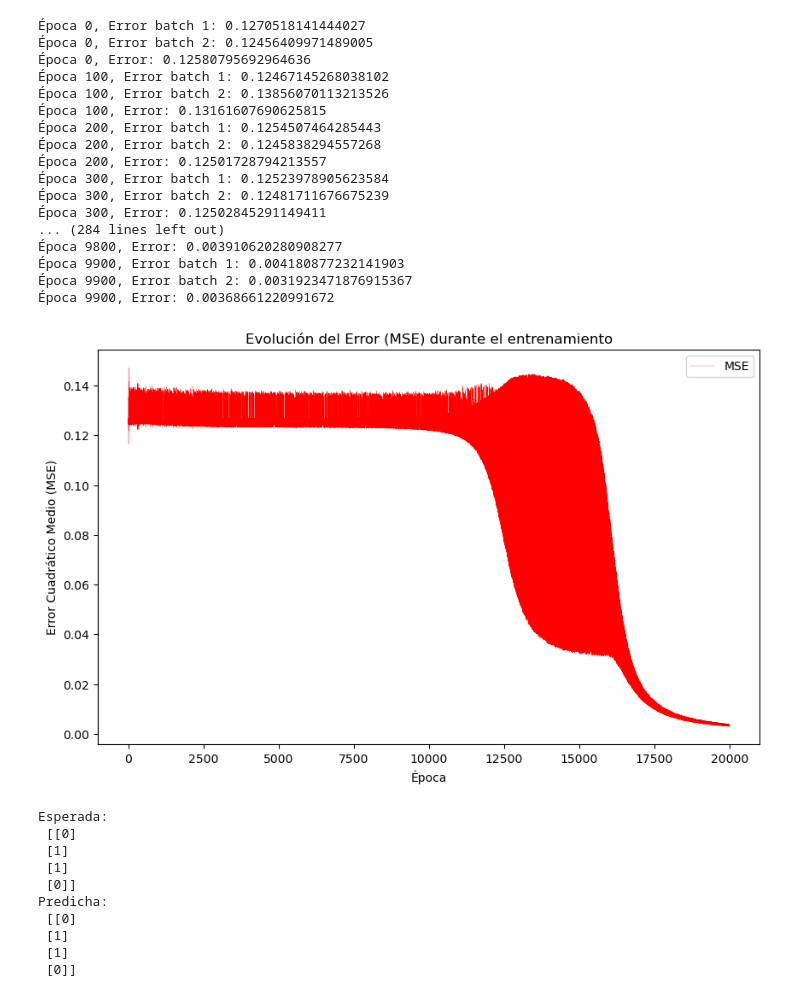
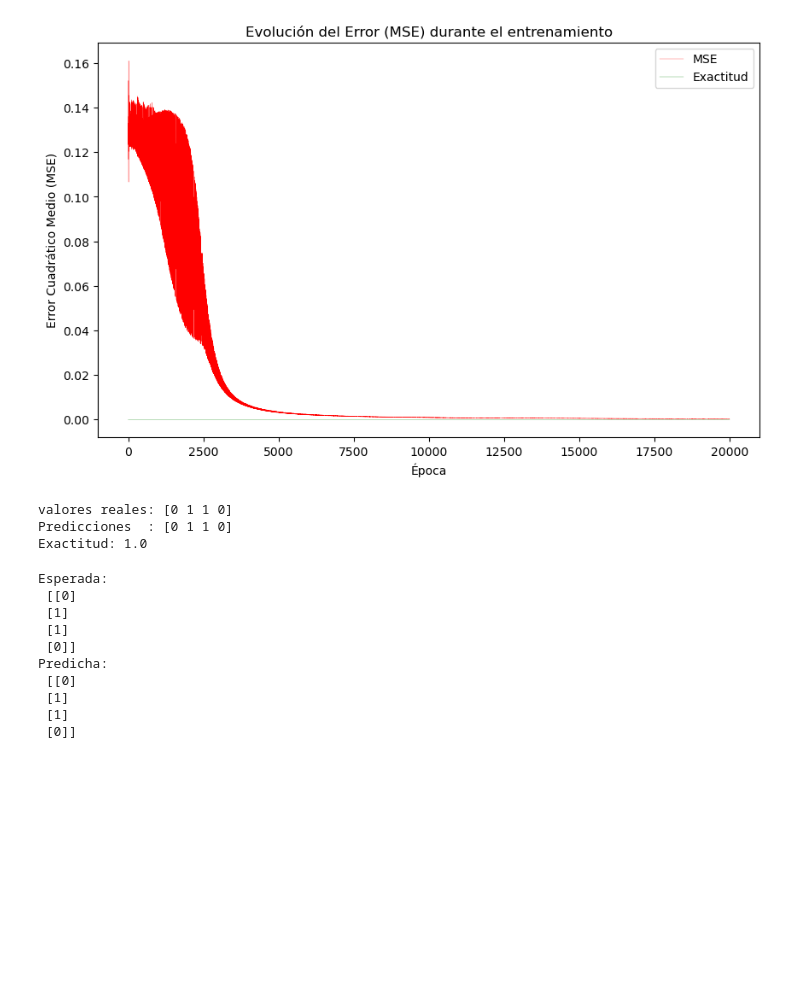
Before and after one commit to DRSJir/RedesNeuronales, a Jupyter notebook: Proyecto 1/Proyecto_1.ipynb, the cells around one changed output. Cells and saved outputs as stored; diff of their text form; code cells hidden in the pictures; blank space fills up the shorter version.

Commit message:
Agregar funcion analizar [Grafica, Valores reales y preddicción, calcular exactitud del modelo]

```diff
--- a/Proyecto 1/Proyecto_1.ipynb
+++ b/Proyecto 1/Proyecto_1.ipynb
@@ -38,8 +38,8 @@
 8. **Evaluar el modelo**:
    - Después del entrenamiento, probar la red con las entradas XOR y verificar que las salidas estén cerca de los valores esperados (0 o 1).
 # %%
+import matplotlib.pyplot as plt
 import numpy as np
-import matplotlib.pyplot as plt
 
 # Función de activación sigmoide
 def sigmoid(x):
@@ -55,7 +55,7 @@ def seed(random_state=33):
 
 # Inicialización de javier
 def xavier_initialization(input_size, output_size):
-    return np.random.normal( scale=np.sqrt(1 / (input_size + output_size)), size=(input_size, output_size))
+    return np.random.normal(scale=np.sqrt(6 / (input_size + output_size)), size=(input_size, output_size))
 
 # Inicialización normal
 def normal_initialization():
@@ -76,6 +76,7 @@ def create_minibatches(X, y, batch_size):
         yield X_batch, y_batch
 
 
+
 class MLP_TODO:
     def __init__(self, num_entradas, num_neuronas_ocultas, num_salidas, epochs,
                  batch_size=128, learning_rate=0.2, random_state=42, initialization="xavier"):
@@ -85,7 +86,9 @@ class MLP_TODO:
         self.learning_rate = learning_rate
         self.epochs = epochs
         self.batch_size = batch_size
+
         self.error_mse = []
+        self.accuracy_epoca = []
 
         # definir las capas
         if initialization == 'xavier':
@@ -164,15 +167,18 @@ class MLP_TODO:
         return y_pred
 
     def train(self, X, Y):
-        #implementar el entrenamiento de la red
         for epoch in range(self.epochs):
 
             num_batch = 0
             epoch_error  = 0
+
+            # Procesamiento por lotes
             for X_batch, y_batch in create_minibatches(X, Y, self.batch_size):
                 y_pred = self.forward(X_batch)
                 error = self.loss_function_MSE(y_pred, y_batch)
+
                 self.error_mse.append(error)
+                self.accuracy_epoca.append(np.mean(Y.flatten == y_pred.flatten()))
 
                 epoch_error += error
                 self.backward() # cálculo de los gradientes
@@ -180,21 +186,23 @@ class MLP_TODO:
                 num_batch += 1
                 # Imprimir el error cada N épocas
 
-                if epoch % 100 == 0:
-                    print(f"Época {epoch}, Error batch {num_batch}: {error}")
+            #     if epoch % 100 == 0:
+            #         print(f"Época {epoch}, Error batch {num_batch}: {error}")
 
-            if epoch % 100 == 0:
-                    print(f"Época {epoch}, Error: {epoch_error/num_batch}")
+            # if epoch % 100 == 0:
+            #         print(f"Época {epoch}, Error: {epoch_error/num_batch}")
 
     def graficar(self, guardar=True, nombre="grafica"):
         # Preparar datos
-        x = np.arange(len(self.error_mse))
+        mse = np.arange(len(self.error_mse))
+        accuracy = np.arange(len(self.accuracy_epoca))
 
         # Crear tabla
         plt.figure(figsize=(10,6))
 
         #Graficar MSE
-        plt.plot(x, self.error_mse, label="MSE", color="red", linewidth=0.2)
+        plt.plot(mse, self.error_mse, label="MSE", color="red", linewidth=0.2)
+        plt.plot(accuracy, self.accuracy_epoca, label="Exactitud", color="green", linewidth=0.2)
         ## Agregar tantas lineas como quieras
 
         plt.title("Evolución del Error (MSE) durante el entrenamiento")
@@ -205,52 +213,50 @@ class MLP_TODO:
         if guardar:
             plt.savefig(f'{nombre}.svg')
         plt.show()
+
+    def analizar(self, X, y):
+        # Gráficar
+        self.graficar(guardar=True)
+
+        # Valores reales y predicción
+        y_pred = self.predict(X)
+        print(f"valores reales: {y.flatten()}")
+        print(f"Predicciones  : {y_pred.flatten()}")
+
+        # Calcular exactitud
+        exactitud = np.mean(y.flatten() == y_pred.flatten())
+        print(f"Exactitud: {exactitud}")
 # %%
 #Ejemplo del uso para el entrenamiento
 
 # Definimos los datos de entrada para XOR
 X = np.array([[0, 0],
               [0, 1],
               [1, 0],
               [1, 1]])
 
 # Salidas esperadas para XOR
 y = np.array([[0],
               [1],
               [1],
               [0]])
 
 entradas = 2
 neuronas_ocultas = 2
 salidas = 1
 batch_size = 2 # Batch de 2 ejemplos # X.shape[0] # Batch de todos los ejemplos
 # batch_size = X.shape[0] # Batch de todos los ejemplos
 learning_rate = 0.5
 epochs = 10000
 clasificador = MLP_TODO(entradas, neuronas_ocultas, salidas, epochs=epochs, batch_size=batch_size, learning_rate=learning_rate)
 clasificador.train(X,y)
+
+clasificador.analizar(X, y)
 # %% [output]
+[figure, added]
-Época 0, Error batch 1: 0.1270518141444027
-Época 0, Error batch 2: 0.12456409971489005
-Época 0, Error: 0.12580795692964636
-Época 100, Error batch 1: 0.12467145268038102
-Época 100, Error batch 2: 0.13856070113213526
-Época 100, Error: 0.13161607690625815
-Época 200, Error batch 1: 0.1254507464285443
-Época 200, Error batch 2: 0.1245838294557268
-Época 200, Error: 0.12501728794213557
-Época 300, Error batch 1: 0.12523978905623584
-Época 300, Error batch 2: 0.12481711676675239
-Época 300, Error: 0.12502845291149411
-... (284 lines left out)
-Época 9800, Error: 0.003910620280908277
-Época 9900, Error batch 1: 0.004180877232141903
-Época 9900, Error batch 2: 0.0031923471876915367
-Época 9900, Error: 0.00368661220991672
+valores reales: [0 1 1 0]
+Predicciones  : [0 1 1 0]
+Exactitud: 1.0
-# %%
-clasificador.graficar(guardar=True)
-# %% [output]
-[figure, removed]
 # %%
 X
 # %%
```
Also changed, not shown: 1 other file.
